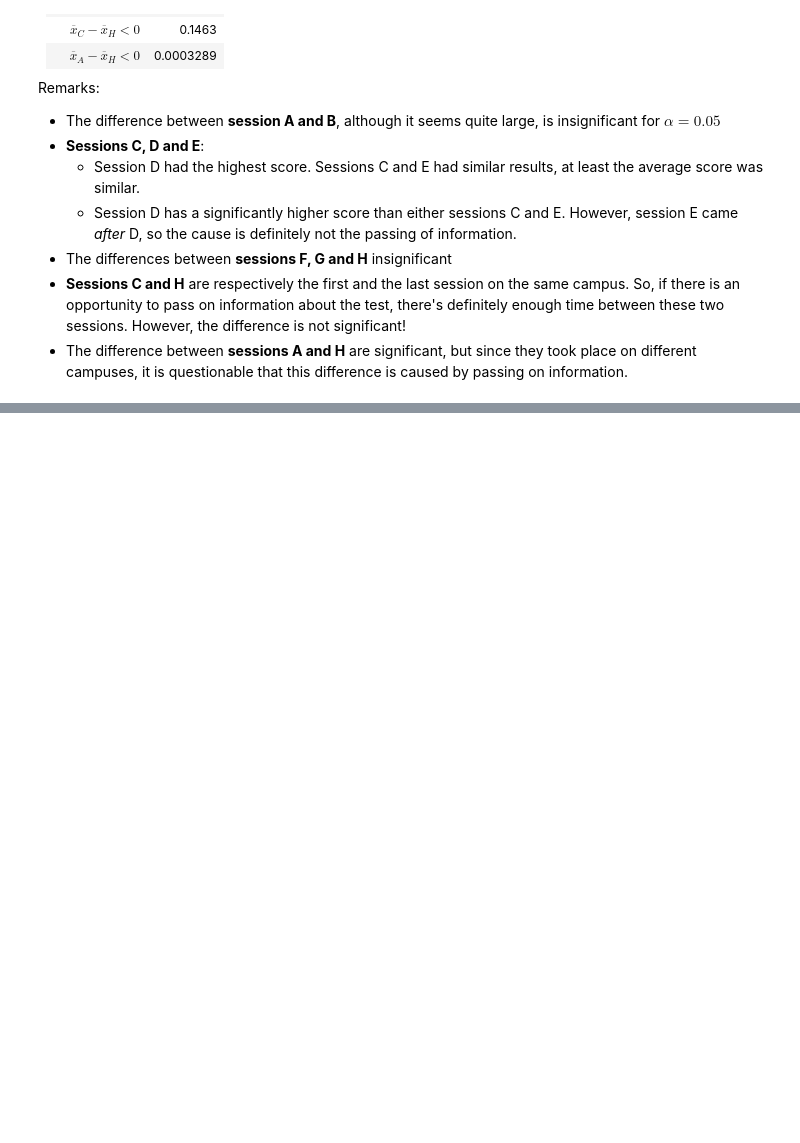
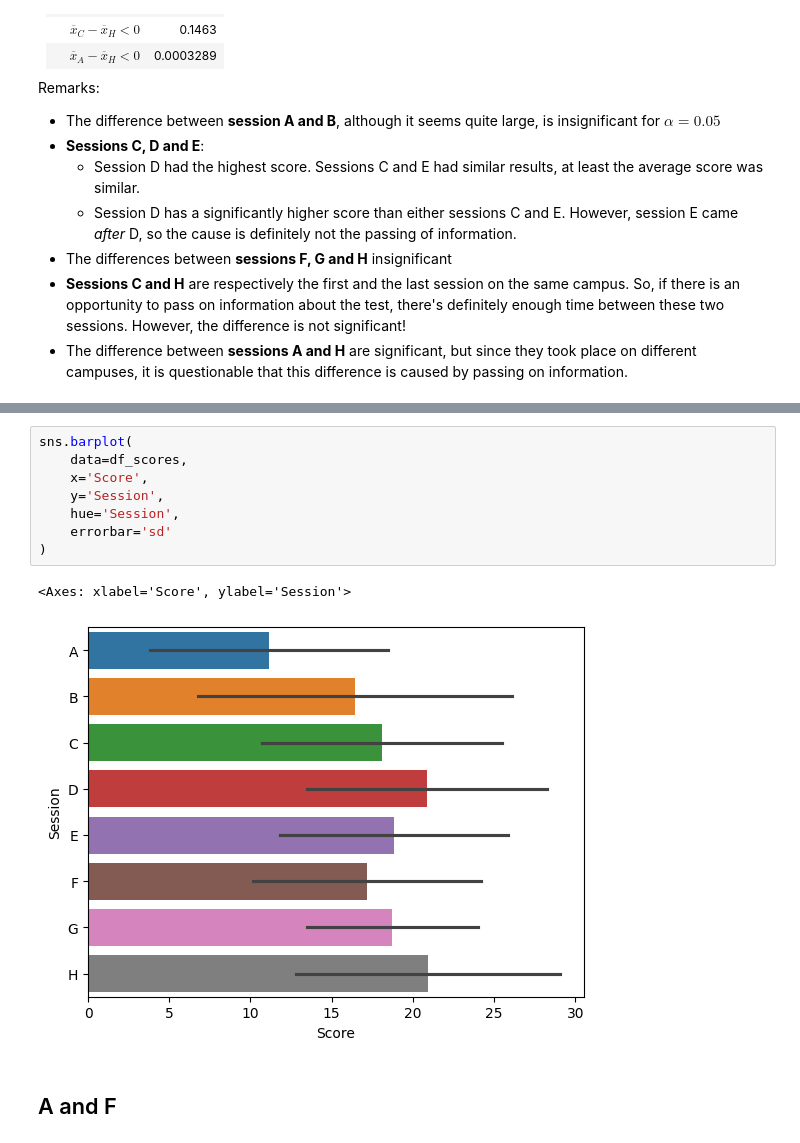
Before and after one commit to TijlS/dsai-labs, a Jupyter notebook: 5-bivariate-qual-quant/lab-5.04-test-results.ipynb, the cells around one changed output, grey strips where cells are left out. Saved outputs shown, nothing was run; the diff lists cells and outputs as text; blank space fills up the shorter version.

```diff
--- a/5-bivariate-qual-quant/lab-5.04-test-results.ipynb
+++ b/5-bivariate-qual-quant/lab-5.04-test-results.ipynb
@@ -75,0 +112,13 @@ Remarks:
+# %%
+sns.barplot(
+    data=df_scores,
+    x='Score',
+    y='Session',
+    hue='Session',
+    errorbar='sd'
+)
+# %% [output]
+<Axes: xlabel='Score', ylabel='Session'>
+[figure, added]
+# %% [markdown]
+## A and F
```
Also changed, not shown: parts of 12 cells of this notebook, 5 other files.
